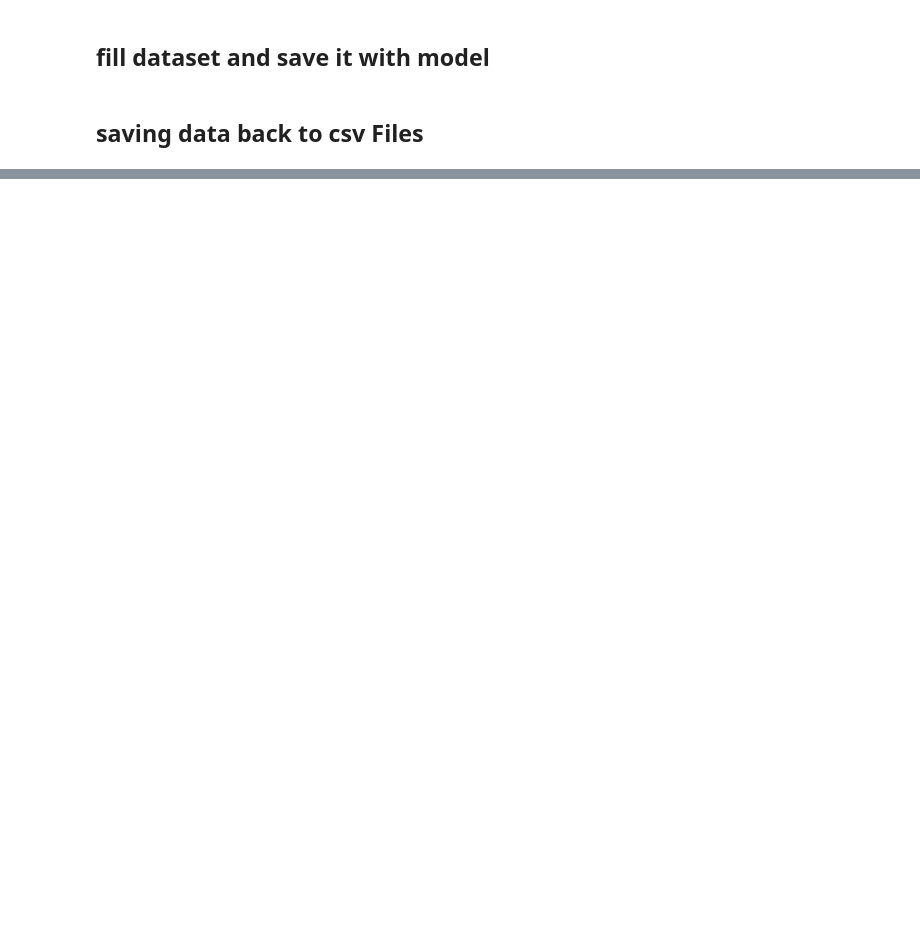
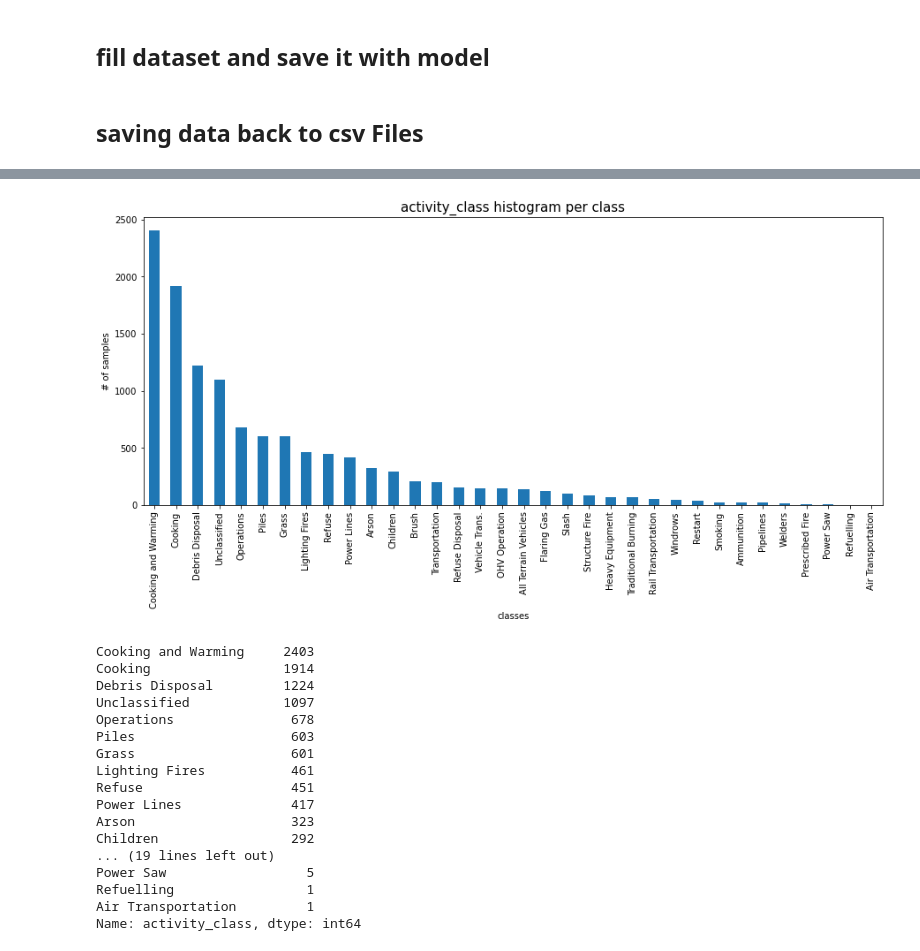
Before and after one commit to CheloGE/CARINO-wildfire_size_prediction, a Jupyter notebook: Filling missing data.ipynb, the cells around one changed output, grey strips where cells are left out. Saved outputs shown, nothing was run; the diff lists cells and outputs as text; code cells hidden in the pictures; blank space fills up the shorter version.

```diff
--- a/Filling missing data.ipynb
+++ b/Filling missing data.ipynb
@@ -953,0 +970,13 @@ test.to_csv(file_name, encoding='utf-8', index=False)
+# %%
+# Loading the dataset
+train = pd.read_csv('train_fuel_plus_true_cause2.csv')
+test = pd.read_csv('test_fuel_plus_true_cause2.csv')
+# Parsing date data to datetime type
+dates_list = ['assessment_datetime', 'fire_start_date', 'discovered_date', 'reported_date', 'start_for_fire_date',
+             'fire_fighting_start_date', 'bh_fs_date', 'uc_fs_date', 'ex_fs_date']
+train[dates_list]=pd.to_datetime(train[dates_list].stack(), format = "%Y-%m-%d %H:%M:%S").unstack()
+test[dates_list]=pd.to_datetime(test[dates_list].stack(), format = "%Y-%m-%d %H:%M:%S").unstack()
+
+# Train missing data
+null_counts = train.isnull().sum()
+null_counts[null_counts > 0].sort_values(ascending=False)
@@ -953,0 +996,38 @@ test.to_csv(file_name, encoding='utf-8', index=False)
+# %%
+# train non null fuel indexes
+nan_trueCause_indx_train = ~train['activity_class'].isnull()
+# test non null fuel indexes
+nan_trueCause_indx_test = ~test['activity_class'].isnull()
+## join the datasets: train + test datasets
+full_dataset = pd.concat([train.drop(['size_class'], 1)[nan_trueCause_indx_train],
+           test[nan_trueCause_indx_test]])
+## Get the features and labels
+X = full_dataset.drop(['activity_class'], 1)
+y = full_dataset['activity_class']
+# %%
+plt.figure(figsize=(15,6))
+full_dataset['activity_class'].value_counts().plot(kind='bar');
+plt.title('activity_class histogram per class', fontsize=15);
+plt.xlabel('classes')
+plt.ylabel('# of samples');
+plt.show()
+full_dataset['activity_class'].value_counts()
+# %% [output]
+[figure, added]
+Cooking and Warming     2403
+Cooking                 1914
+Debris Disposal         1224
+Unclassified            1097
+Operations               678
+Piles                    603
+Grass                    601
+Lighting Fires           461
+Refuse                   451
+Power Lines              417
+Arson                    323
+Children                 292
+... (19 lines left out)
+Power Saw                  5
+Refuelling                 1
+Air Transportation         1
+Name: activity_class, dtype: int64
```
Also changed, not shown: parts of 99 cells of this notebook, 28 other files.
